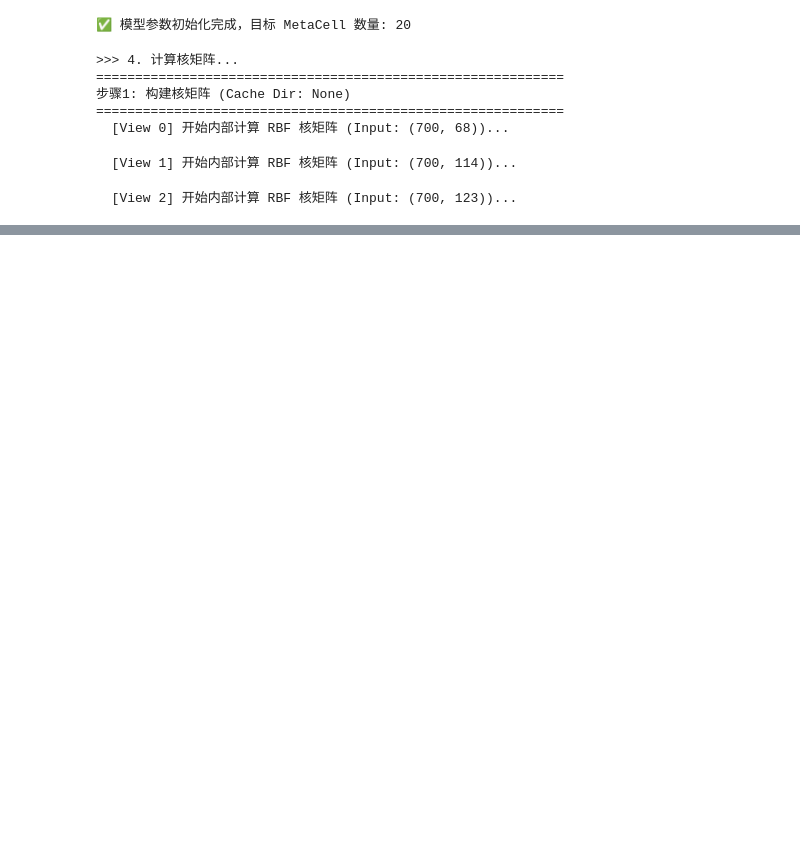
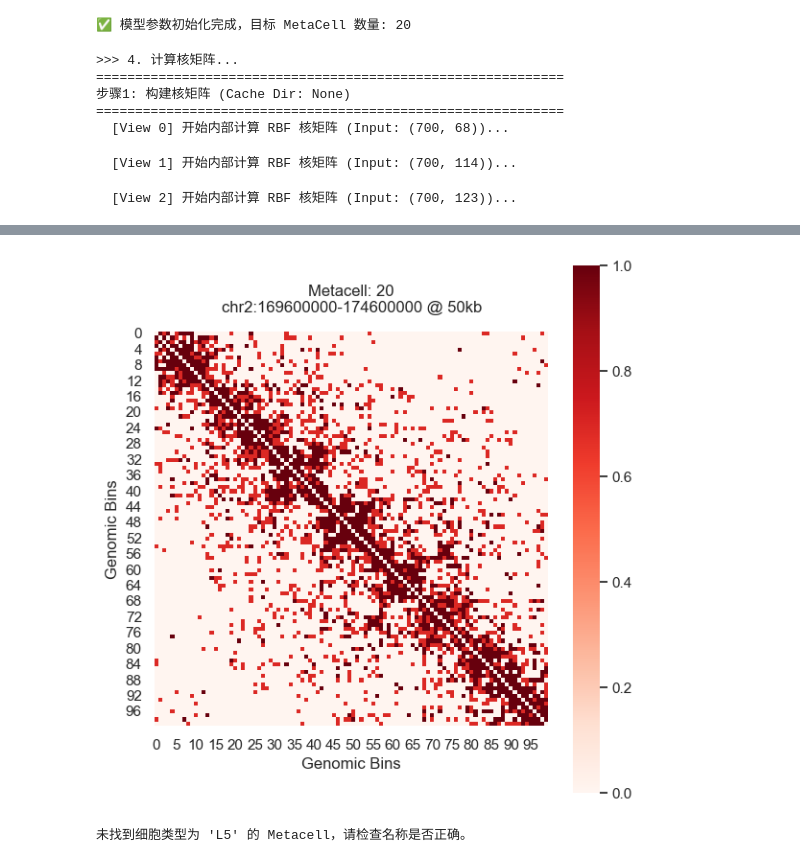
Before and after one commit to CCCKW/hstack, a Jupyter notebook: test.ipynb, the cells around one changed output, grey strips where cells are left out. Saved outputs shown, nothing was run; the diff lists cells and outputs as text; code cells hidden in the pictures; blank space fills up the shorter version.

```diff
--- a/test.ipynb
+++ b/test.ipynb
@@ -263,24 +290,27 @@ sk.pl.plot_specific_metacell(hdata, metacell_id=5, resolution=500000)
 # %%
-# chrom = 'chr2'
-# start = 169600000
-# end = 174600000
-# resolution = 50000
+chrom = 'chr2'
+start = 169600000
+end = 174600000
+resolution = 50000
 
-# sk.pl.plot_metacell_heatmap(hdata=hdata,
-#                             metacell_id=20,
-#                             chrom=chrom,
-#                             balance=False,
-#                             resolution=50000,
-#                             start=start,
-#                             log1p=True,
-#                             end=end,vmax=1)
-# sk.pl.plot_celltype_heatmaps(hdata=hdata,
-#                              chrom=chrom,
-#                              cell_type='L5',
-#                             balance=False,
-#                             resolution=50000,
-#                             start=start,
-#                             cell_type_col='dominant_label',
-#                             ncols=3,
-#                             end=end,vmax=1)
+sk.pl.plot_metacell_heatmap(hdata=hdata,
+                            metacell_id=20,
+                            chrom=chrom,
+                            balance=False,
+                            resolution=50000,
+                            start=start,
+                            log1p=True,
+                            end=end,vmax=1)
+sk.pl.plot_celltype_heatmaps(hdata=hdata,
+                             chrom=chrom,
+                             cell_type='L5',
+                            balance=False,
+                            resolution=50000,
+                            start=start,
+                            cell_type_col='dominant_label',
+                            ncols=3,
+                            end=end,vmax=1)
+# %% [output]
+[figure, added]
+未找到细胞类型为 'L5' 的 Metacell，请检查名称是否正确。
 # %%
```
Also changed, not shown: parts of 23 cells of this notebook, 13 other files.
